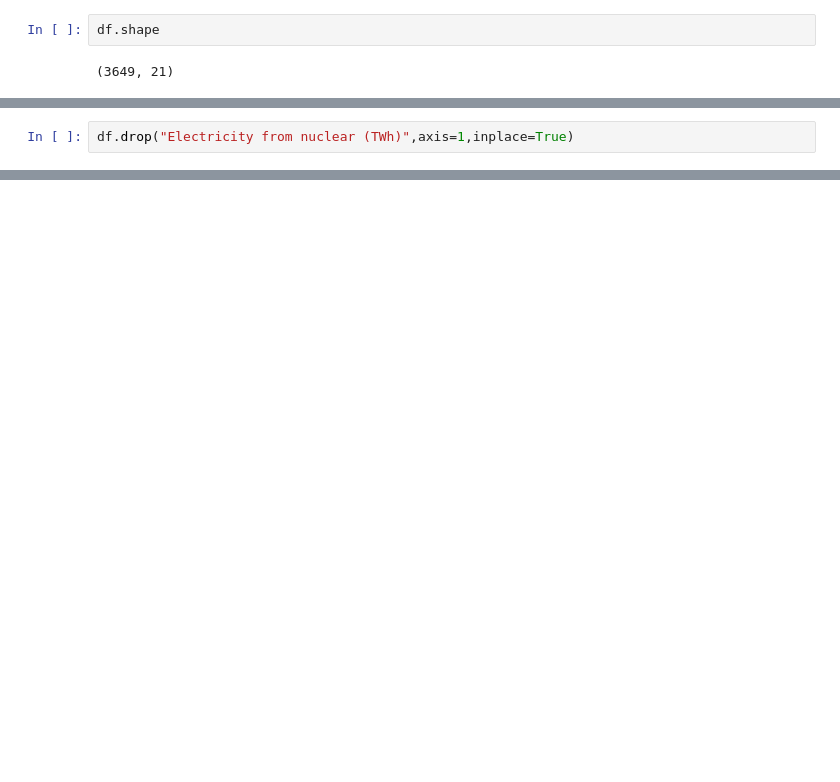
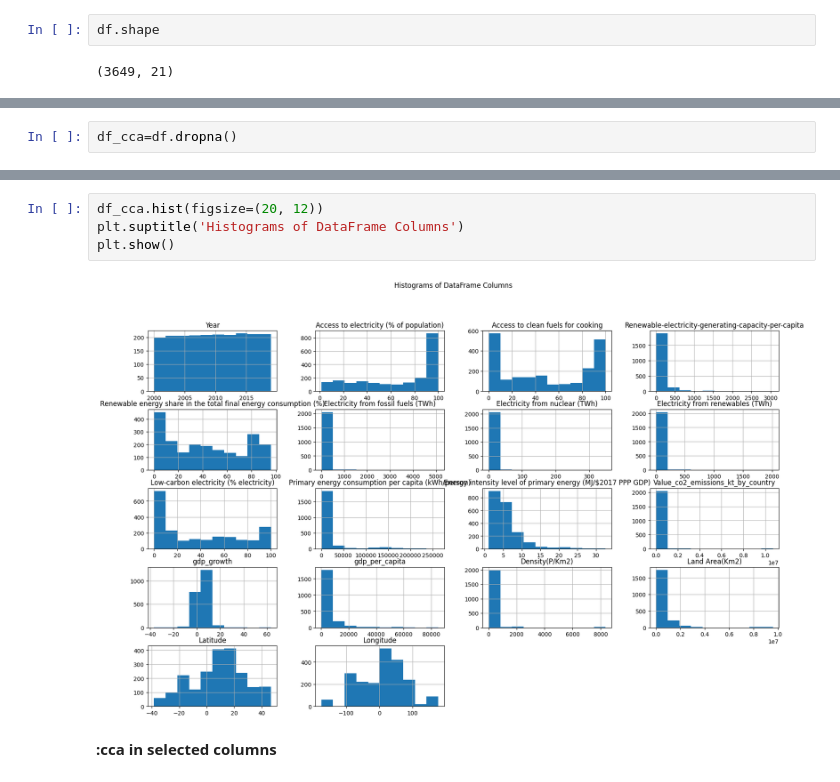
Before and after one commit to chad9012/DataPreprossing3SemProject, a Jupyter notebook: main.ipynb, the cells around one changed output, grey strips where cells are left out. Cells and saved outputs as stored; diff of their text form; blank space fills up the shorter version.

```diff
--- a/main.ipynb
+++ b/main.ipynb
@@ -385,2 +82,0 @@ df.drop("Electricity from fossil fuels (TWh)",axis=1,inplace=True)
-# %%
-df.drop("Electricity from nuclear (TWh)",axis=1,inplace=True)
@@ -449,0 +195,2 @@ print(missing_percentage_df)
+# %%
+df_cca=df.dropna()
@@ -449,0 +297,8 @@ print(missing_percentage_df)
+# %%
+df_cca.hist(figsize=(20, 12))
+plt.suptitle('Histograms of DataFrame Columns')
+plt.show()
+# %% [output]
+[figure, added]
+# %% [markdown]
+**:cca in selected columns**
```
Also changed, not shown: parts of 135 cells of this notebook.
